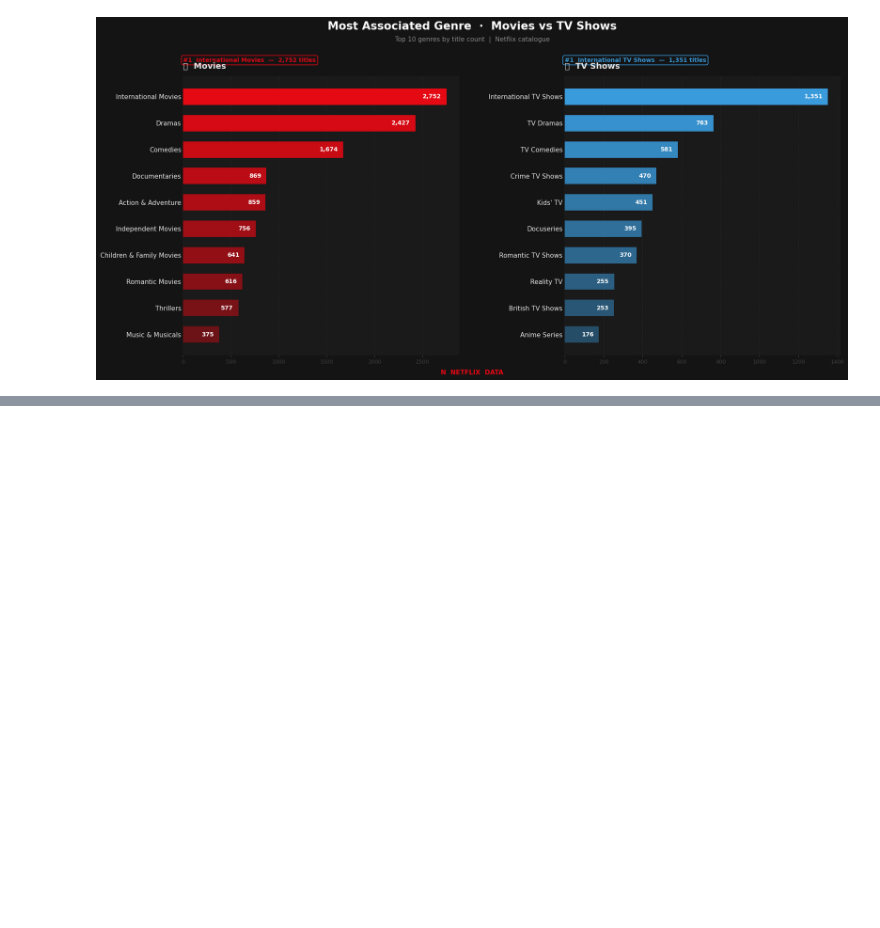
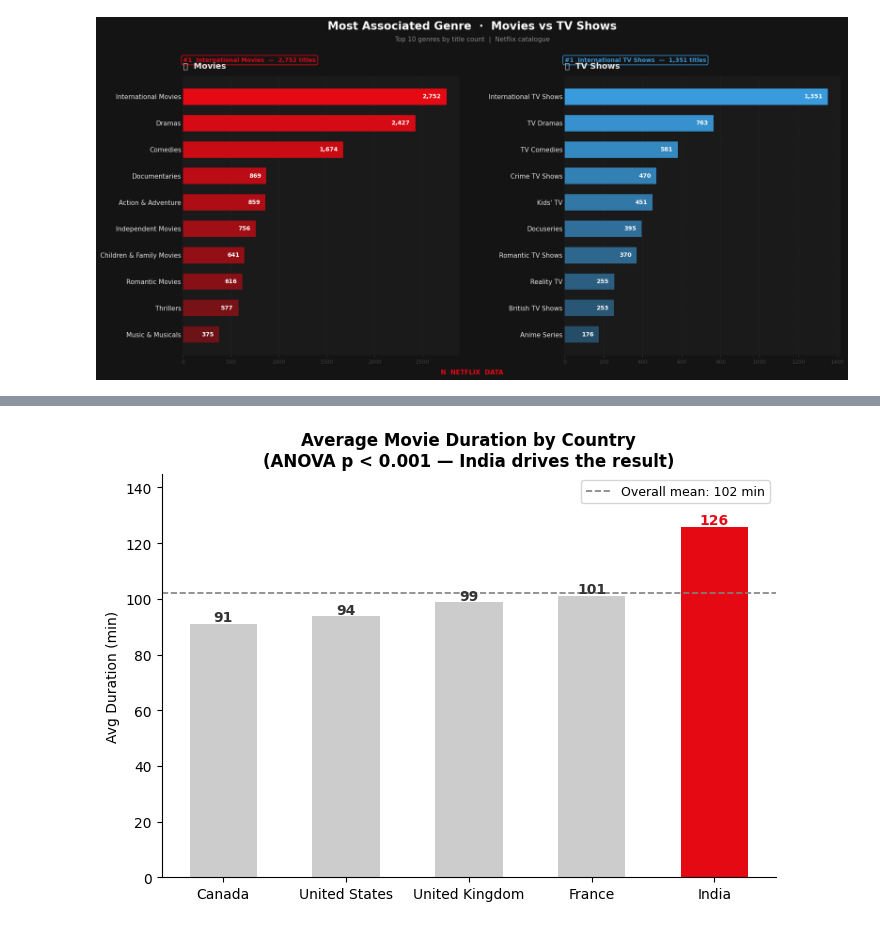
Before and after one commit to arnavvpareek/Netflix-EDA, a Jupyter notebook: notebooks/netflix_eda.ipynb, the cells around one changed output, grey strips where cells are left out. Cells and saved outputs as stored; diff of their text form; code cells hidden in the pictures; blank space fills up the shorter version.

Commit message:
ANOVA TEST(avg movie duration across top 5 countries)

```diff
--- a/notebooks/netflix_eda.ipynb
+++ b/notebooks/netflix_eda.ipynb
@@ -832,0 +843,4 @@ plt.show()
+# %%
+movies_exploded=netflix_exploded[netflix_exploded['type']=='Movie'].copy()
+# %%
+movies_exploded['duration_mins']=movies_exploded['duration'].str.replace('min','',regex=False).astype(int)
@@ -832,0 +872,26 @@ plt.show()
+# %%
+
+avg_duration = movies_exploded[movies_exploded['country'].isin(top5)].groupby('country')['duration_mins'].mean().sort_values()
+overall_mean = avg_duration.mean()
+
+colors = ['#E50914' if c == 'India' else '#cccccc' for c in avg_duration.index]
+
+fig, ax = plt.subplots(figsize=(7, 5))
+bars = ax.bar(avg_duration.index, avg_duration.values, color=colors, width=0.55)
+
+ax.axhline(overall_mean, color='gray', linestyle='--', linewidth=1.2, label=f'Overall mean: {overall_mean:.0f} min')
+
+for bar, val in zip(bars, avg_duration.values):
+    ax.text(bar.get_x() + bar.get_width() / 2, val + 1, f'{val:.0f}', ha='center', fontsize=10, fontweight='bold',
+            color='#E50914' if val == avg_duration.max() else '#333')
+
+ax.set_ylabel('Avg Duration (min)')
+ax.set_title('Average Movie Duration by Country\n(ANOVA p < 0.001 — India drives the result)', fontsize=12, fontweight='bold')
+ax.spines[['top', 'right']].set_visible(False)
+ax.legend(fontsize=9)
+ax.set_ylim(0, avg_duration.max() * 1.15)
+
+plt.tight_layout()
+plt.show()
+# %% [output]
+[figure, added]
```
Also changed, not shown: parts of 7 cells of this notebook.
